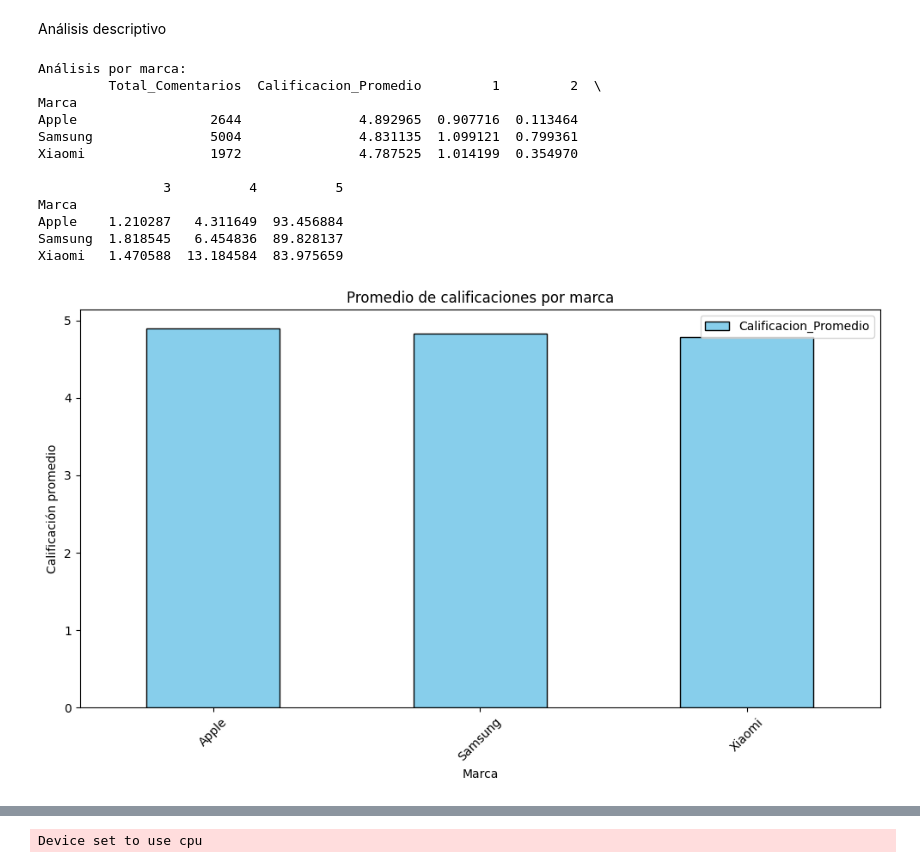
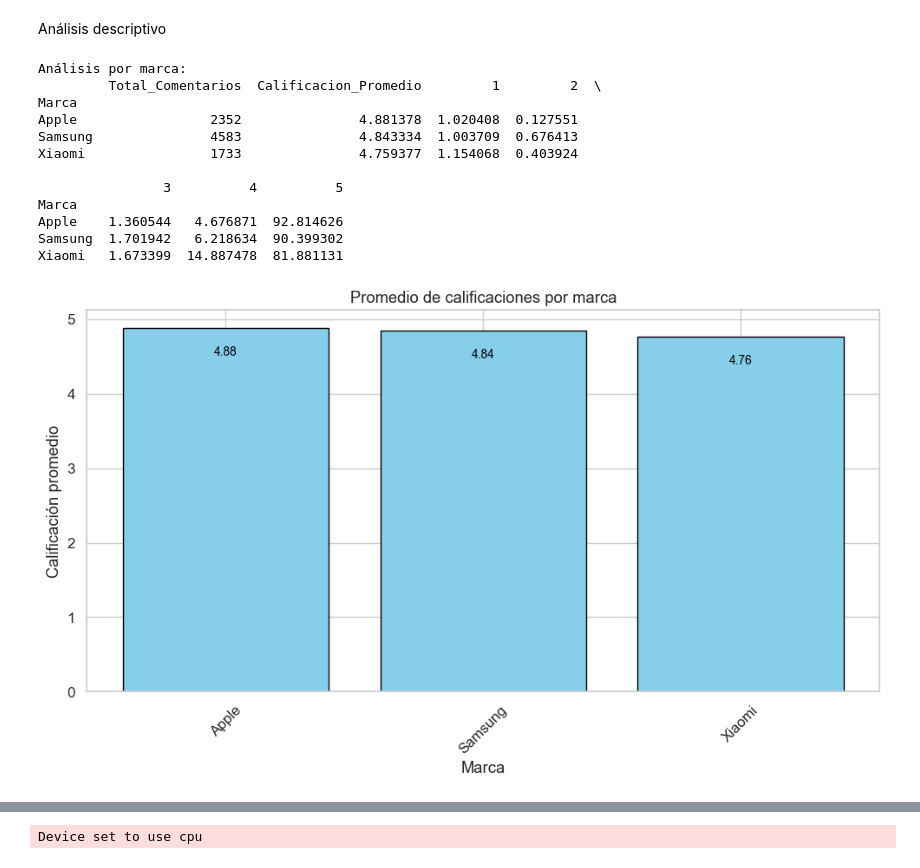
Before and after one commit to Juanpa21012/NLP-Sentiment-Analysis-of-Smartphone-Brands-Using-Web-Scrapping, a Jupyter notebook: Analisis de Sentimientos/Testing-jp-AS.ipynb, the cells around one changed output, grey strips where cells are left out. Drawn from its saved outputs; the diff is of its cells as text; code cells hidden in the pictures.

```diff
--- a/Analisis de Sentimientos/Testing-jp-AS.ipynb
+++ b/Analisis de Sentimientos/Testing-jp-AS.ipynb
@@ -119,10 +119,10 @@ def remove_accents(text):
         text = text.replace(accented_char, unaccented_char)
     return text
 
-# Función para aplicar correcciones específicas
+# Función para aplicar correcciones específicas (con conversión a minúsculas)
 def aplicar_correcciones(text):
     tokens = text.split()
-    corrected_tokens = [correcciones.get(token, token) for token in tokens]
+    corrected_tokens = [correcciones.get(token.lower(), token) for token in tokens]
     return ' '.join(corrected_tokens)
 
 # Función para eliminar frases específicas antes de procesar
@@ -133,10 +133,10 @@ def eliminar_frase(text):
 def clean_text_with_lemmatization(text):
     text = eliminar_frase(text)
     text = remove_accents(text)
-    text = aplicar_correcciones(text)
     text = re.sub(r'\W', ' ', text)
     text = re.sub(r'\s+', ' ', text).strip()
     text = re.sub(r'\d+', '', text)
+    text = aplicar_correcciones(text)
     tokens = word_tokenize(text.lower())
     tokens = [lemmatizer.lemmatize(word) for word in tokens if word not in stop_words]
     return ' '.join(tokens)
@@ -145,10 +145,10 @@ def clean_text_with_lemmatization(text):
 def clean_text_without_lemmatization(text):
     text = eliminar_frase(text)
     text = remove_accents(text)
-    text = aplicar_correcciones(text)
     text = re.sub(r'\W', ' ', text)
     text = re.sub(r'\s+', ' ', text).strip()
     text = re.sub(r'\d+', '', text)
+    text = aplicar_correcciones(text)
     return text
 
 # Rellenar valores NaN en la columna 'comentario' con una cadena vacía
@@ -161,6 +161,9 @@ df['comentario_limpio_sin_lematizar'] = df['comentario'].apply(clean_text_withou
 # Verificar cambios
 print("Primeros comentarios limpios en el DataFrame:")
 print(df[['comentario', 'comentario_limpio', 'comentario_limpio_sin_lematizar']].head())
+
+# Eliminar filas duplicadas basadas en todas las columnas excepto "Enlace"
+df = df.drop_duplicates(subset=[col for col in df.columns if col != 'Enlace'])
 # %% [output]
 [nltk_data] Downloading package stopwords to
 [nltk_data]     C:\Users\jkbu\AppData\Roaming\nltk_data...
@@ -193,41 +196,61 @@ Análisis descriptivo
 # %%
 # Calcular la distribución por marca
 distribucion_marca = df.groupby('Marca').agg(
     Total_Comentarios=('calificacion', 'count'),
     Calificacion_Promedio=('calificacion', 'mean')
 )
 
 # Proporción de calificaciones por marca
 proporcion_calificaciones = df.groupby(['Marca', 'calificacion']).size().unstack(fill_value=0)
 proporcion_calificaciones = proporcion_calificaciones.div(proporcion_calificaciones.sum(axis=1), axis=0) * 100
 
 # Unir ambas tablas
 analisis_marca = distribucion_marca.join(proporcion_calificaciones)
 
 # Mostrar resultados
 print("Análisis por marca:")
 print(analisis_marca)
 
-# Visualización
-analisis_marca[['Calificacion_Promedio']].plot(kind='bar', figsize=(10, 6), color='skyblue', edgecolor='black')
-plt.title("Promedio de calificaciones por marca")
-plt.xlabel("Marca")
-plt.ylabel("Calificación promedio")
-plt.xticks(rotation=45)
+# Visualización con calificaciones promedio dentro de las barras
+fig, ax = plt.subplots(figsize=(10, 6))
+
+# Gráfico de barras
+bars = ax.bar(
+    analisis_marca.index,  # Índice de marcas
+    analisis_marca['Calificacion_Promedio'],  # Promedio de calificaciones
+    color='skyblue', edgecolor='black'
+)
+
+# Añadir texto dentro de las barras
+for bar in bars:
+    height = bar.get_height()  # Altura de cada barra
+    ax.text(
+        bar.get_x() + bar.get_width() / 2,  # Posición horizontal centrada en la barra
+        height - 0.4,  # Ajustar la posición vertical más abajo
+        f"{height:.2f}",  # Calificación promedio con 2 decimales
+        ha='center', va='bottom', fontsize=10, color='black'
+    )
+
+# Personalizar el gráfico
+ax.set_title("Promedio de calificaciones por marca")
+ax.set_xlabel("Marca")
+ax.set_ylabel("Calificación promedio")
+ax.set_xticks(range(len(analisis_marca.index)))
+ax.set_xticklabels(analisis_marca.index, rotation=45)
 plt.tight_layout()
 plt.show()
 # %% [output]
 Análisis por marca:
          Total_Comentarios  Calificacion_Promedio         1         2  \
 Marca
-Apple                 2644               4.892965  0.907716  0.113464
-Samsung               5004               4.831135  1.099121  0.799361
-Xiaomi                1972               4.787525  1.014199  0.354970
+Apple                 2352               4.881378  1.020408  0.127551
+Samsung               4583               4.843334  1.003709  0.676413
+Xiaomi                1733               4.759377  1.154068  0.403924
 
                 3          4          5
 Marca
-Apple    1.210287   4.311649  93.456884
-Samsung  1.818545   6.454836  89.828137
-Xiaomi   1.470588  13.184584  83.975659
+Apple    1.360544   4.676871  92.814626
+Samsung  1.701942   6.218634  90.399302
+Xiaomi   1.673399  14.887478  81.881131
-[figure, old version]
+[figure, new version]
 # %%
```
Also changed, not shown: parts of 22 cells of this notebook, 2 other files.
